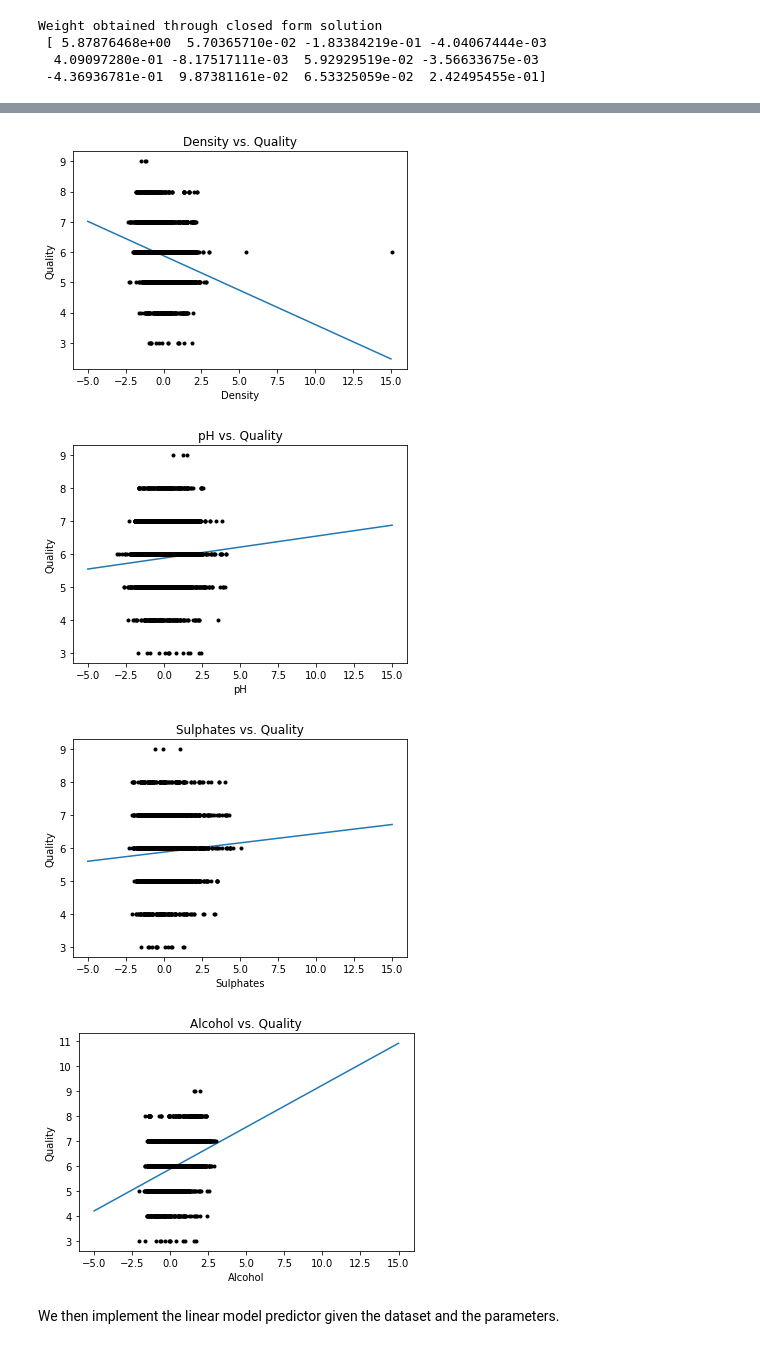
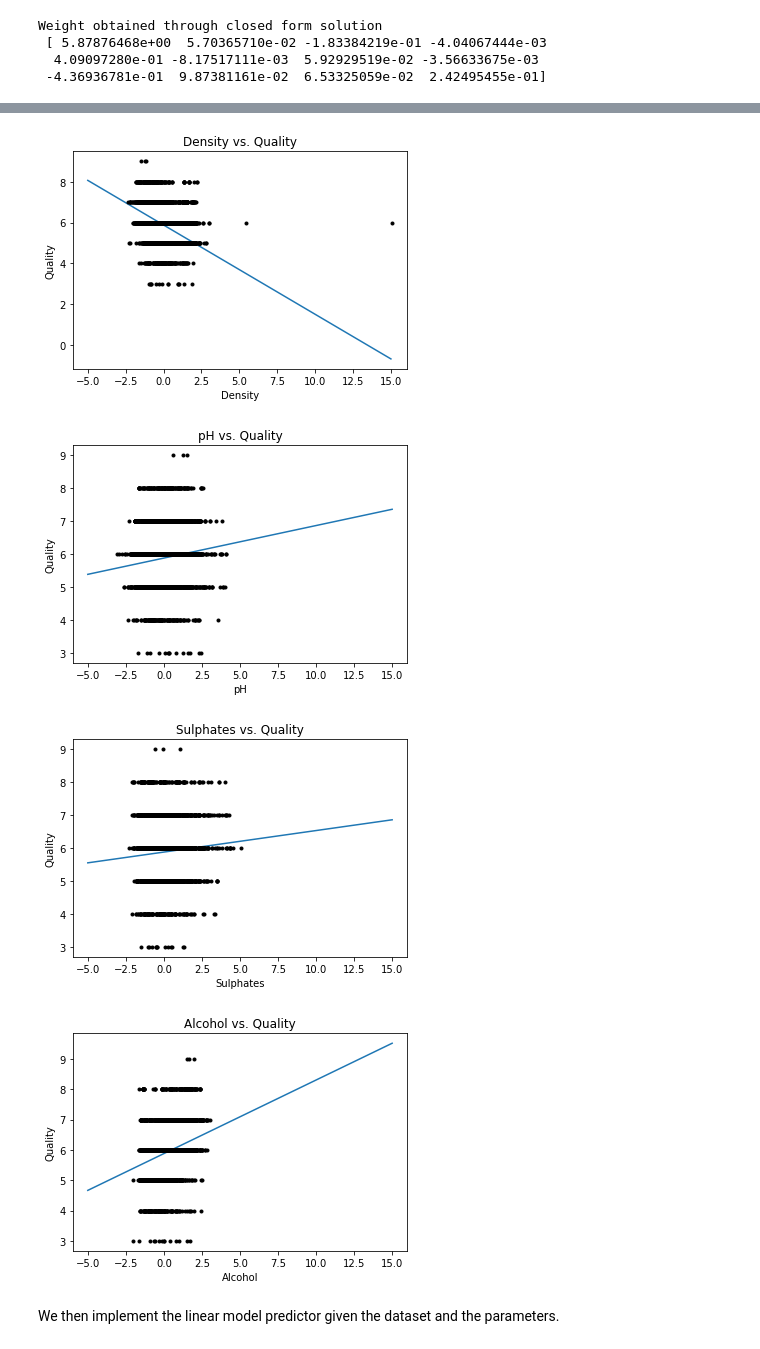
Before and after one commit to jan-kreischer/UZH_FODS, a Jupyter notebook: Practical-01/index.ipynb, the cells around one changed output, grey strips where cells are left out. Saved outputs shown, nothing was run; the diff lists cells and outputs as text; code cells hidden in the pictures.

```diff
--- a/Practical-01/index.ipynb
+++ b/Practical-01/index.ipynb
@@ -257,7 +257,7 @@ Weights obtained by gradient descent
 x_labels = ["Fixed acidity", "Volatile acidity", "Citric acid", "Residual sugar", "Chlorides", "Free sulfur dioxide", "Total sulfur dioxide", "Density", "pH", "Sulphates", "Alcohol"]
 y_label = "Quality"
 
-w = w_gd
+w = w_cf
 # Inspect predicted weights
 for i in range(X_train_std.shape[1]):
     x = np.linspace(-5, 15, 1000)
@@ -280,7 +280,7 @@ for i in range(X_train_std.shape[1]):
-[figure, old version]
+[figure, new version]
-[figure, old version]
+[figure, new version]
-[figure, old version]
+[figure, new version]
-[figure, old version]
+[figure, new version]
 # %% [markdown]
 We then implement the linear model predictor given the dataset and the parameters.
 # %%
```
Also changed, not shown: parts of 8 cells of this notebook.
